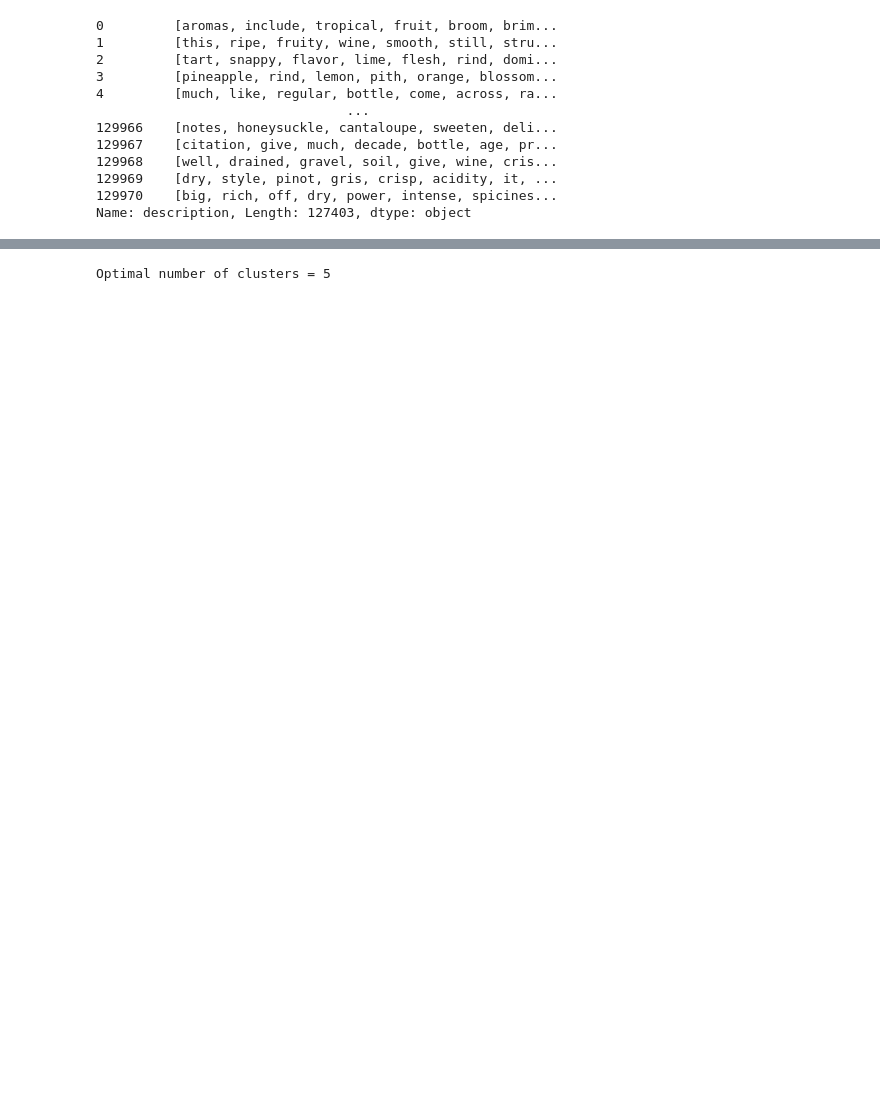
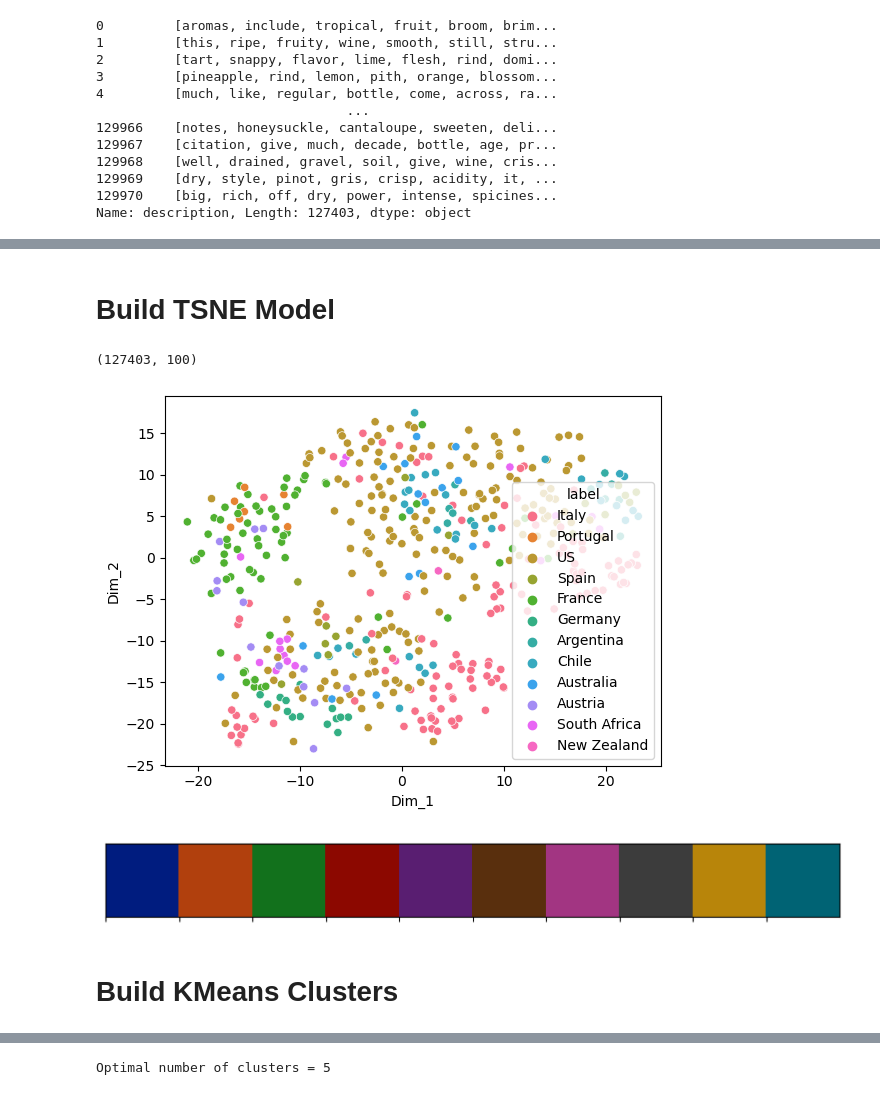
Before and after one commit to desireetrevino/SpiceUpYourLife, a Jupyter notebook: updated_wine_analysis.ipynb, the cells around one changed output, grey strips where cells are left out. Drawn from its saved outputs; the diff is of its cells as text; code cells hidden in the pictures; blank space fills up the shorter version.

Commit message:
added TSNE and created markdown headings

```diff
--- a/updated_wine_analysis.ipynb
+++ b/updated_wine_analysis.ipynb
@@ -210,3 +222,51 @@ array([[-0.50792295,  0.2314624 , -0.25758368, ..., -0.02465855,
+# %% [markdown]
+# Build TSNE Model
+# %%
+# Save the labels into a variable l.
+l = reduced_df['country']
+
+# Drop the label feature and
+# Store the pixel data in d.
+d = reduced_df.drop("description", axis=1)
+# %%
+# Data-preprocessing: Standardizing the data
+standardized_data = StandardScaler().fit_transform(desc_vecs)
+print(standardized_data.shape)
+# %% [output]
+(127403, 100)
+# %%
+# Picking the top 1000 points as TSNE
+# takes a lot of time for 15K points
+data_500 = standardized_data[0:500, :]
+labels_500 = l[0:500]
+
+model = TSNE(n_components = 2, random_state = 0)
+# configuring the parameters
+# the number of components = 2
+# default perplexity = 30
+# default learning rate = 200
+# default Maximum number of iterations
+# for the optimization = 1000
+
+tsne_data = model.fit_transform(data_500)
+
+# creating a new data frame which
+# help us in plotting the result data
+tsne_data = np.vstack((tsne_data.T, labels_500)).T
+tsne_df = pd.DataFrame(data = tsne_data,
+     columns =("Dim_1", "Dim_2", "label"))
+
+# Plotting the result of tsne
+sns.scatterplot(data=tsne_df, x='Dim_1', y='Dim_2',
+               hue='label')
+custom_palette = sns.color_palette("dark")
+sns.palplot(custom_palette)
+plt.show()
+# %% [output]
+[figure, added]
+[figure, added]
+# %% [markdown]
+# Build KMeans Clusters
 # %%
 # Elbow Method to find the optimal number of clusters
 num_clusters_range = range(1, 11)
```
Also changed, not shown: parts of 31 cells of this notebook.
